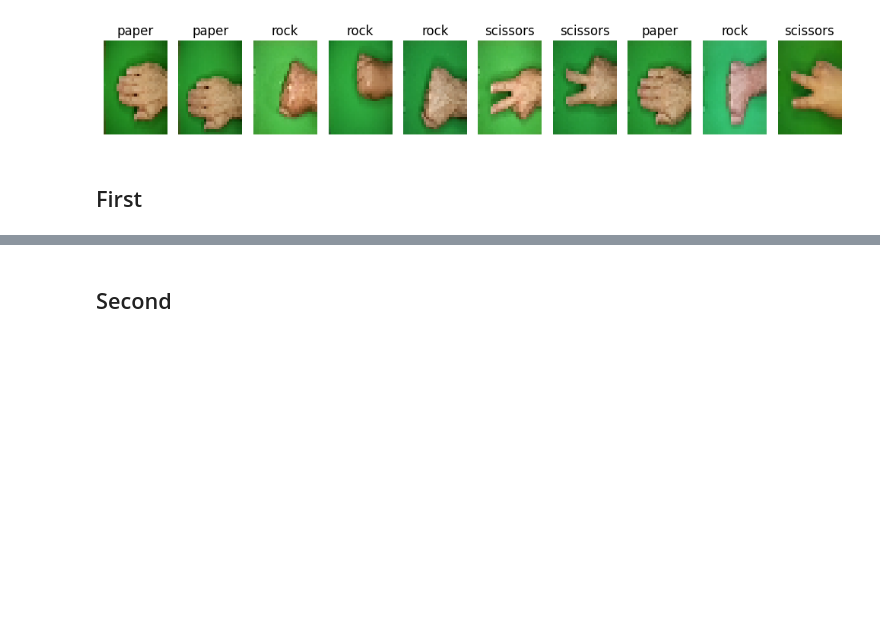
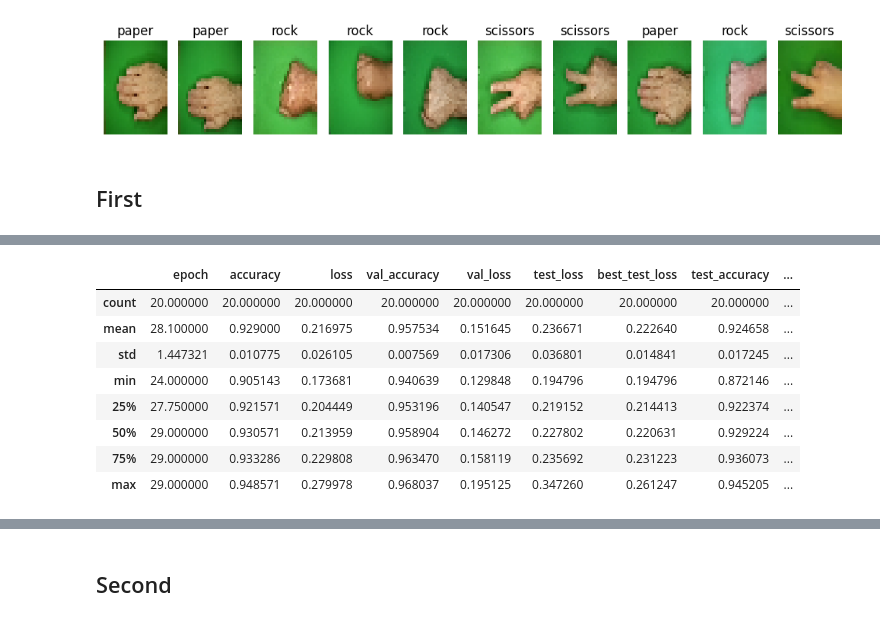
Before and after one commit to ffaundezcab/rps_deep, a Jupyter notebook: notebooks/model.ipynb, the cells around one changed output, grey strips where cells are left out. Cells and saved outputs as stored; diff of their text form; code cells hidden in the pictures; blank space fills up the shorter version.

```diff
--- a/notebooks/model.ipynb
+++ b/notebooks/model.ipynb
@@ -292,3 +357,15 @@ model.evaluate(test_set)
+# %%
+best_results.describe()
+# %% [output]
+|  | epoch | accuracy | loss | val_accuracy | val_loss | test_loss | best_test_loss | test_accuracy | ... |
+| count | 20.000000 | 20.000000 | 20.000000 | 20.000000 | 20.000000 | 20.000000 | 20.000000 | 20.000000 | ... |
+| mean | 28.100000 | 0.929000 | 0.216975 | 0.957534 | 0.151645 | 0.236671 | 0.222640 | 0.924658 | ... |
+| std | 1.447321 | 0.010775 | 0.026105 | 0.007569 | 0.017306 | 0.036801 | 0.014841 | 0.017245 | ... |
+| min | 24.000000 | 0.905143 | 0.173681 | 0.940639 | 0.129848 | 0.194796 | 0.194796 | 0.872146 | ... |
+| 25% | 27.750000 | 0.921571 | 0.204449 | 0.953196 | 0.140547 | 0.219152 | 0.214413 | 0.922374 | ... |
+| 50% | 29.000000 | 0.930571 | 0.213959 | 0.958904 | 0.146272 | 0.227802 | 0.220631 | 0.929224 | ... |
+| 75% | 29.000000 | 0.933286 | 0.229808 | 0.963470 | 0.158119 | 0.235692 | 0.231223 | 0.936073 | ... |
+| max | 29.000000 | 0.948571 | 0.279978 | 0.968037 | 0.195125 | 0.347260 | 0.261247 | 0.945205 | ... |
 # %%
 show_filters(model, 2)
 # %% [output]
```
Also changed, not shown: parts of 12 cells of this notebook.
